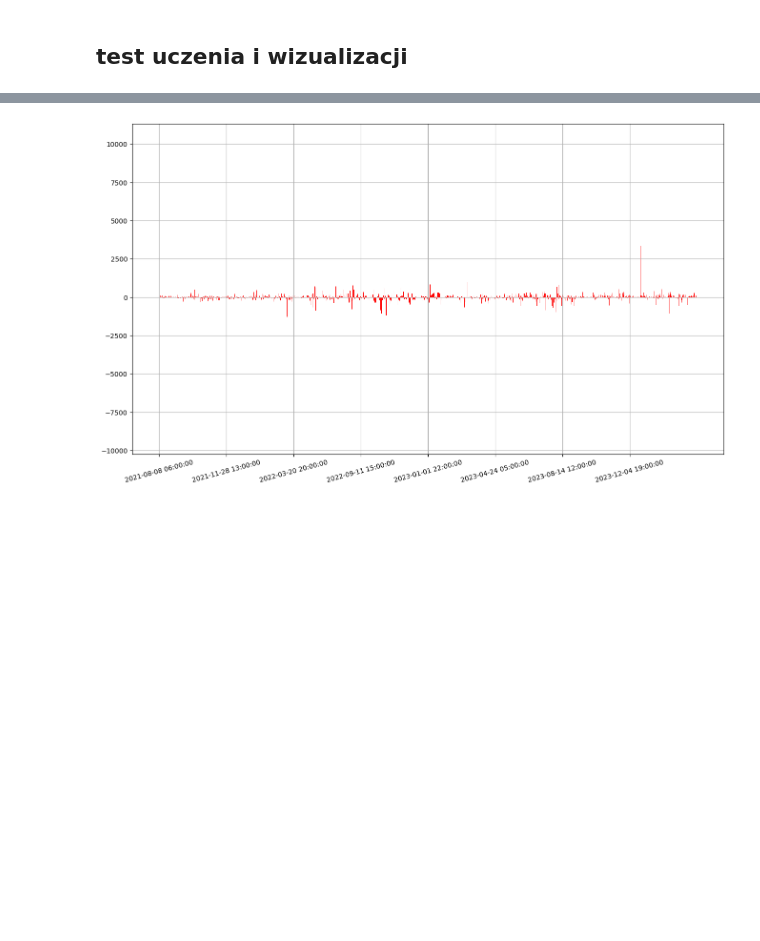
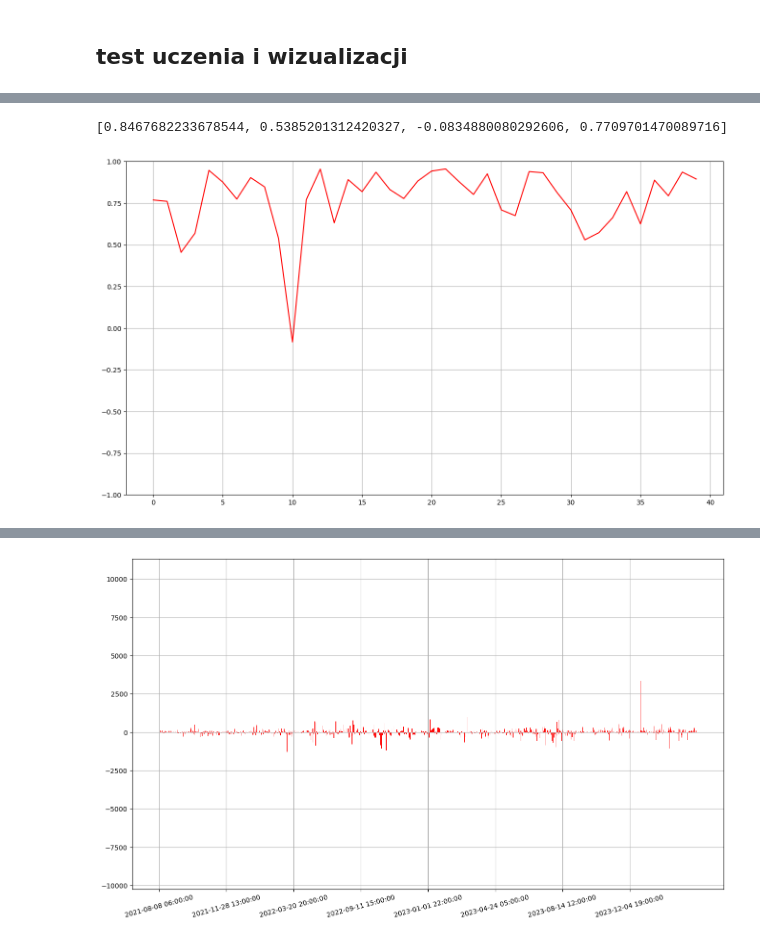
Before and after one commit to szym98/WSB_ML_crypto_model, a Jupyter notebook: Main_CryptoML.ipynb, the cells around one changed output, grey strips where cells are left out. Saved outputs shown, nothing was run; the diff lists cells and outputs as text; code cells hidden in the pictures; blank space fills up the shorter version.

```diff
--- a/Main_CryptoML.ipynb
+++ b/Main_CryptoML.ipynb
@@ -99,0 +127,10 @@ TypeError: bar() missing 1 required positional argument: 'height'
+# %%
+print(R2[8:12])
+plt.figure(figsize=(16,9))
+plt.plot(R2, "r")
+plt.ylim([-1,1])
+plt.grid(True)
+plt.show()
+# %% [output]
+[0.8467682233678544, 0.5385201312420327, -0.0834880080292606, 0.7709701470089716]
+[figure, added]
```
Also changed, not shown: parts of 8 cells of this notebook.
